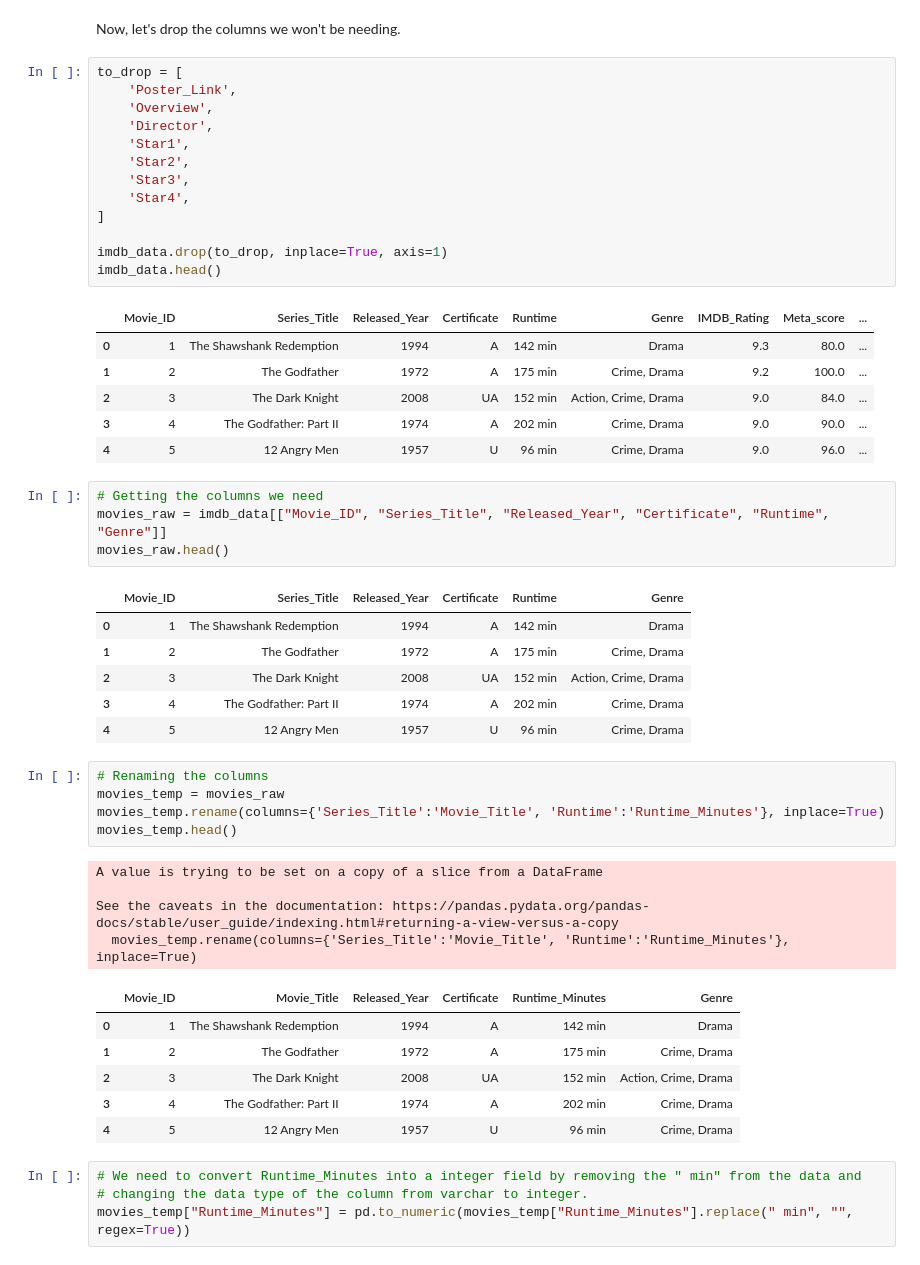
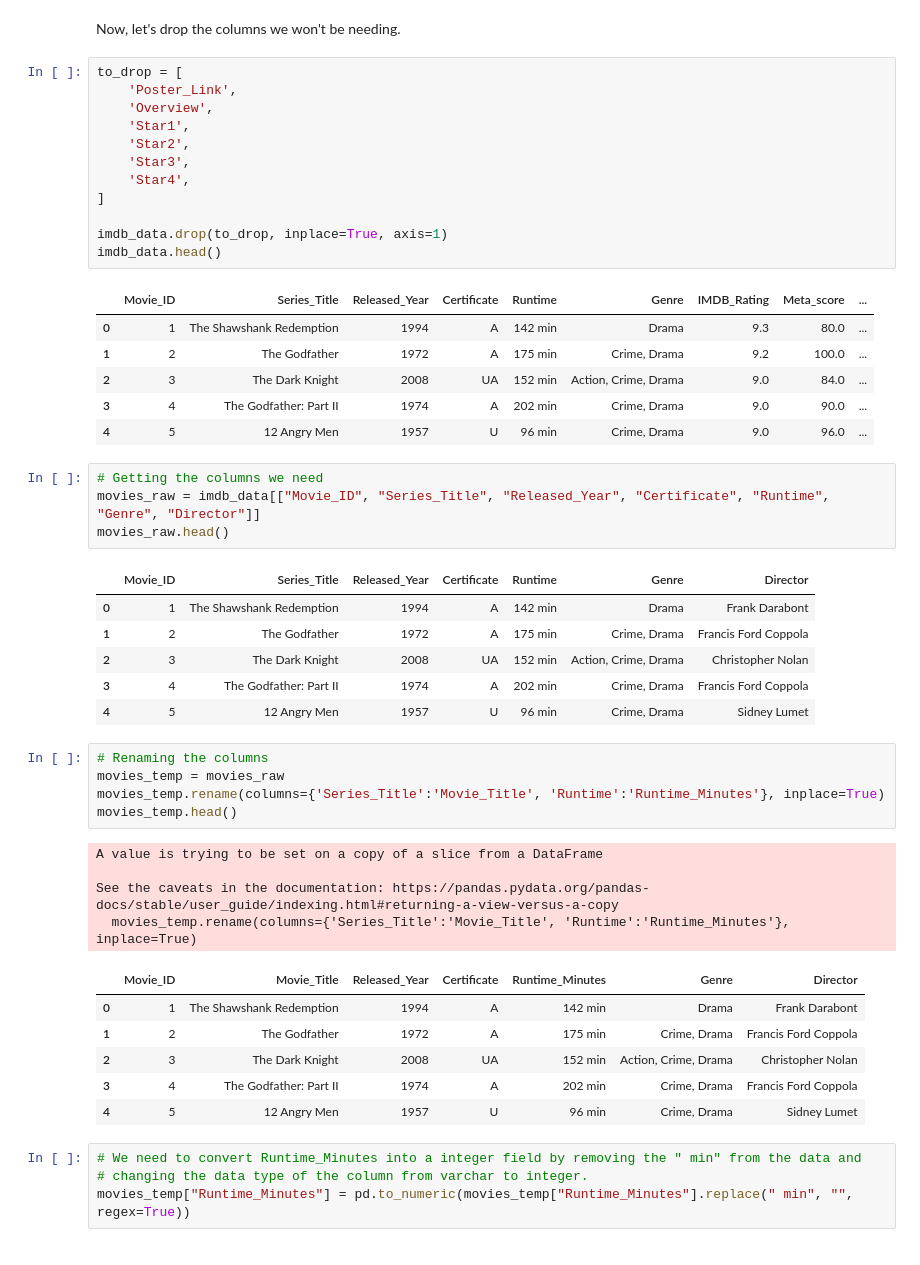
Before and after one commit to clu0501/data-modeling-etl, a Jupyter notebook: code/movies_etl.ipynb, the cells around one changed output. Saved outputs shown, nothing was run; the diff lists cells and outputs as text.

```diff
--- a/code/movies_etl.ipynb
+++ b/code/movies_etl.ipynb
@@ -106,7 +109,6 @@ Now, let's drop the columns we won't be needing.
 to_drop = [
     'Poster_Link',
     'Overview',
-    'Director',
     'Star1',
     'Star2',
     'Star3',
@@ -124,15 +126,15 @@ imdb_data.head()
 | 4 | 5 | 12 Angry Men | 1957 | U | 96 min | Crime, Drama | 9.0 | 96.0 | ... |
 # %%
 # Getting the columns we need
-movies_raw = imdb_data[["Movie_ID", "Series_Title", "Released_Year", "Certificate", "Runtime", "Genre"]]
+movies_raw = imdb_data[["Movie_ID", "Series_Title", "Released_Year", "Certificate", "Runtime", "Genre", "Director"]]
 movies_raw.head()
 # %% [output]
-|  | Movie_ID | Series_Title | Released_Year | Certificate | Runtime | Genre |
-| 0 | 1 | The Shawshank Redemption | 1994 | A | 142 min | Drama |
-| 1 | 2 | The Godfather | 1972 | A | 175 min | Crime, Drama |
-| 2 | 3 | The Dark Knight | 2008 | UA | 152 min | Action, Crime, Drama |
-| 3 | 4 | The Godfather: Part II | 1974 | A | 202 min | Crime, Drama |
-| 4 | 5 | 12 Angry Men | 1957 | U | 96 min | Crime, Drama |
+|  | Movie_ID | Series_Title | Released_Year | Certificate | Runtime | Genre | Director |
+| 0 | 1 | The Shawshank Redemption | 1994 | A | 142 min | Drama | Frank Darabont |
+| 1 | 2 | The Godfather | 1972 | A | 175 min | Crime, Drama | Francis Ford Coppola |
+| 2 | 3 | The Dark Knight | 2008 | UA | 152 min | Action, Crime, Drama | Christopher Nolan |
+| 3 | 4 | The Godfather: Part II | 1974 | A | 202 min | Crime, Drama | Francis Ford Coppola |
+| 4 | 5 | 12 Angry Men | 1957 | U | 96 min | Crime, Drama | Sidney Lumet |
 # %%
 # Renaming the columns
 movies_temp = movies_raw
@@ -143,12 +145,12 @@ A value is trying to be set on a copy of a slice from a DataFrame
 
 See the caveats in the documentation: https://pandas.pydata.org/pandas-docs/stable/user_guide/indexing.html#returning-a-view-versus-a-copy
   movies_temp.rename(columns={'Series_Title':'Movie_Title', 'Runtime':'Runtime_Minutes'}, inplace=True)
-|  | Movie_ID | Movie_Title | Released_Year | Certificate | Runtime_Minutes | Genre |
-| 0 | 1 | The Shawshank Redemption | 1994 | A | 142 min | Drama |
-| 1 | 2 | The Godfather | 1972 | A | 175 min | Crime, Drama |
-| 2 | 3 | The Dark Knight | 2008 | UA | 152 min | Action, Crime, Drama |
-| 3 | 4 | The Godfather: Part II | 1974 | A | 202 min | Crime, Drama |
-| 4 | 5 | 12 Angry Men | 1957 | U | 96 min | Crime, Drama |
+|  | Movie_ID | Movie_Title | Released_Year | Certificate | Runtime_Minutes | Genre | Director |
+| 0 | 1 | The Shawshank Redemption | 1994 | A | 142 min | Drama | Frank Darabont |
+| 1 | 2 | The Godfather | 1972 | A | 175 min | Crime, Drama | Francis Ford Coppola |
+| 2 | 3 | The Dark Knight | 2008 | UA | 152 min | Action, Crime, Drama | Christopher Nolan |
+| 3 | 4 | The Godfather: Part II | 1974 | A | 202 min | Crime, Drama | Francis Ford Coppola |
+| 4 | 5 | 12 Angry Men | 1957 | U | 96 min | Crime, Drama | Sidney Lumet |
 # %%
 # We need to convert Runtime_Minutes into a integer field by removing the " min" from the data and
 # changing the data type of the column from varchar to integer.
```
Also changed, not shown: parts of 44 cells of this notebook, 1 other file.
